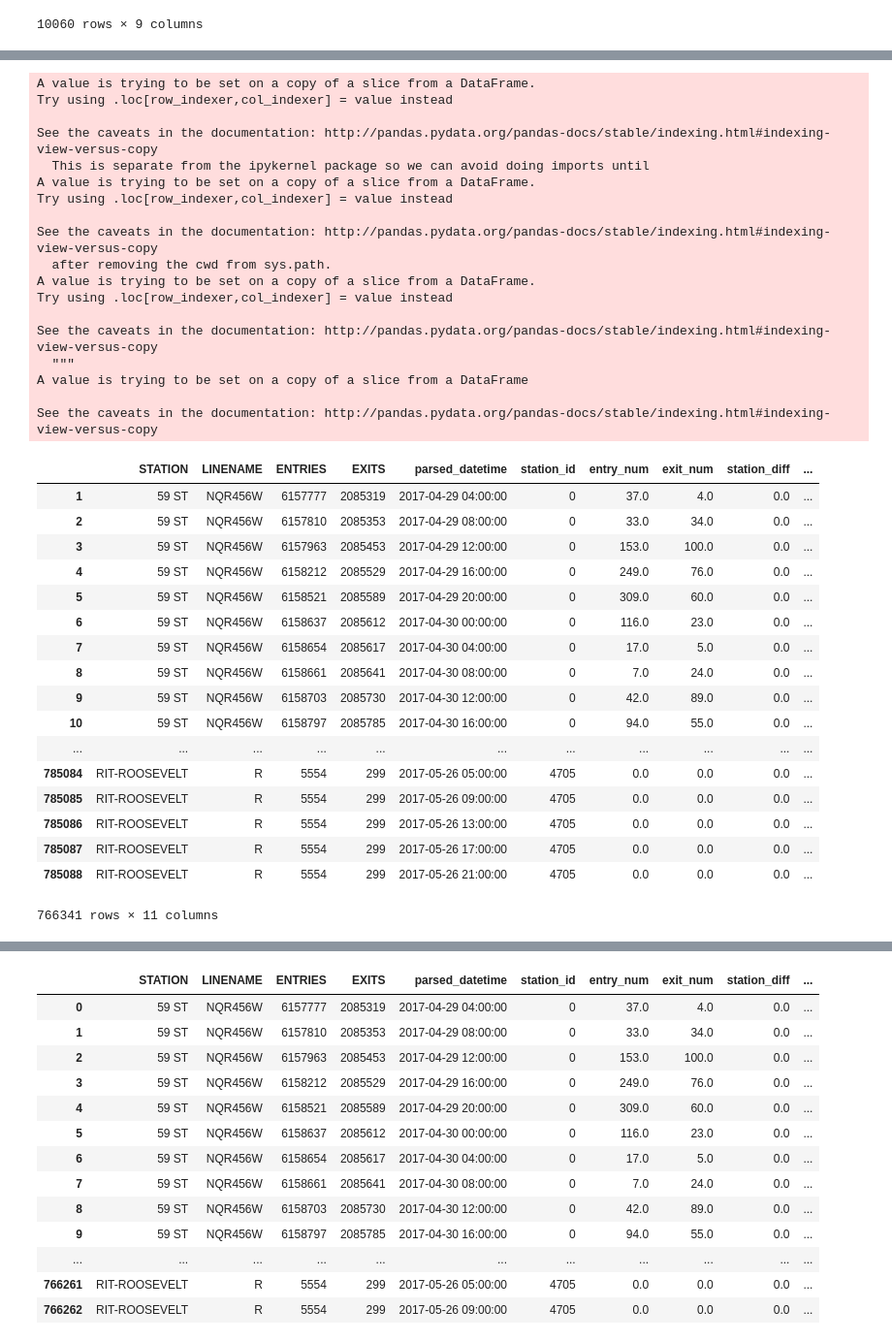
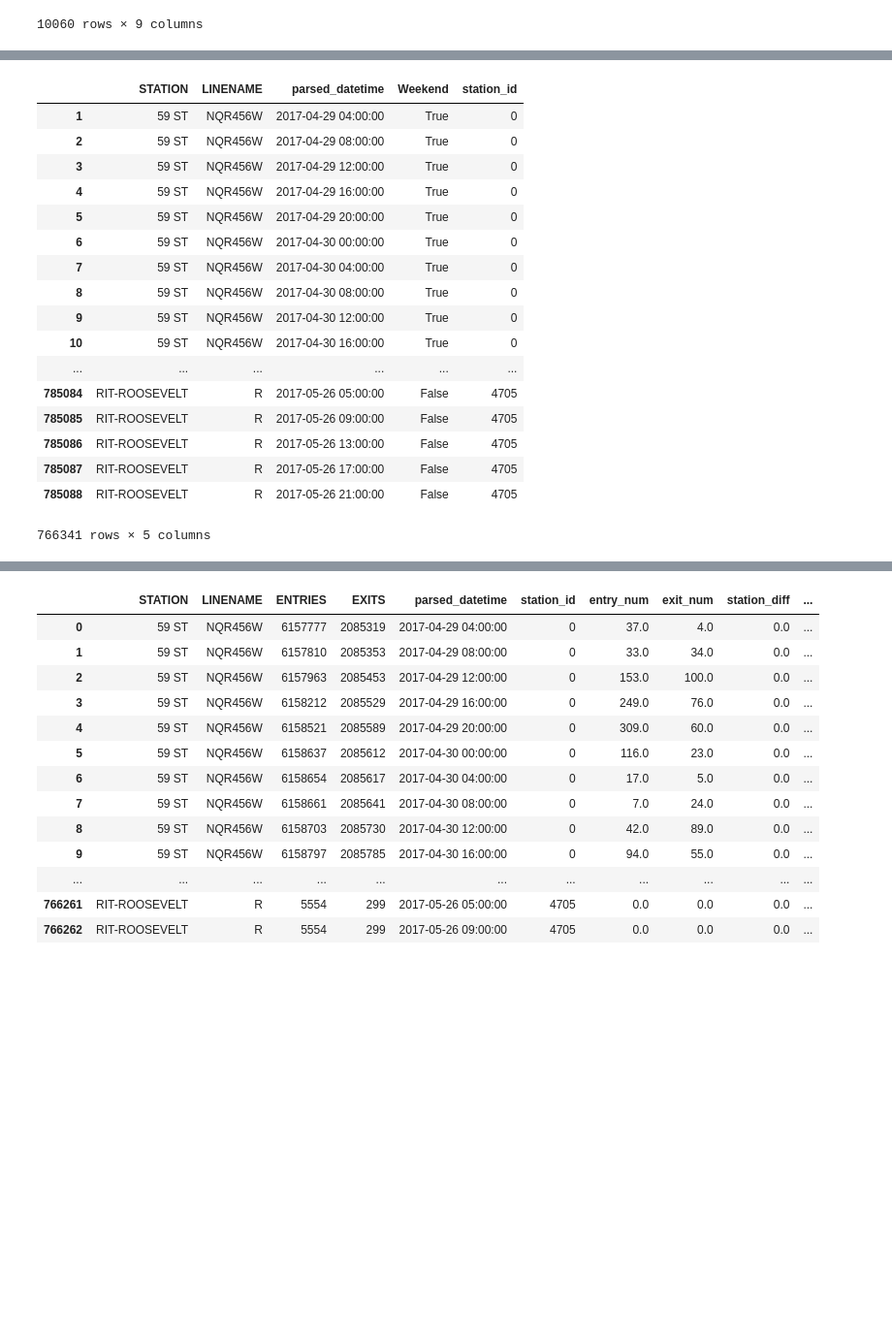
Before and after one commit to adam-ariel/Metis-Project-1----MTA, a Jupyter notebook: project1_wkbk.ipynb, the cells around one changed output, grey strips where cells are left out. Shown at 97% size. Cells and saved outputs as stored; diff of their text form; code cells hidden in the pictures; blank space fills up the shorter version.

```diff
--- a/project1_wkbk.ipynb
+++ b/project1_wkbk.ipynb
@@ -182,49 +102,30 @@ See the caveats in the documentation: http://pandas.pydata.org/pandas-docs/stabl
 # %%
 # Creating boolean for weekdays and weekends
 
 df['Weekday'] = df['parsed_datetime'].dt.weekday
 df['Weekend'] = 0
 df['Weekend'] = df['Weekday'] >= 5
 df.drop('Weekday', axis=1, inplace = True)
 df[['STATION', 'LINENAME', 'parsed_datetime', 'Weekend', 'station_id']]
-df
 # %% [output]
+|  | STATION | LINENAME | parsed_datetime | Weekend | station_id |
+| 1 | 59 ST | NQR456W | 2017-04-29 04:00:00 | True | 0 |
+| 2 | 59 ST | NQR456W | 2017-04-29 08:00:00 | True | 0 |
+| 3 | 59 ST | NQR456W | 2017-04-29 12:00:00 | True | 0 |
+| 4 | 59 ST | NQR456W | 2017-04-29 16:00:00 | True | 0 |
+| 5 | 59 ST | NQR456W | 2017-04-29 20:00:00 | True | 0 |
+| 6 | 59 ST | NQR456W | 2017-04-30 00:00:00 | True | 0 |
+| 7 | 59 ST | NQR456W | 2017-04-30 04:00:00 | True | 0 |
+| 8 | 59 ST | NQR456W | 2017-04-30 08:00:00 | True | 0 |
+| 9 | 59 ST | NQR456W | 2017-04-30 12:00:00 | True | 0 |
+| 10 | 59 ST | NQR456W | 2017-04-30 16:00:00 | True | 0 |
+| ... | ... | ... | ... | ... | ... |
+| 785084 | RIT-ROOSEVELT | R | 2017-05-26 05:00:00 | False | 4705 |
+| 785085 | RIT-ROOSEVELT | R | 2017-05-26 09:00:00 | False | 4705 |
+| 785086 | RIT-ROOSEVELT | R | 2017-05-26 13:00:00 | False | 4705 |
+| 785087 | RIT-ROOSEVELT | R | 2017-05-26 17:00:00 | False | 4705 |
+| 785088 | RIT-ROOSEVELT | R | 2017-05-26 21:00:00 | False | 4705 |
-A value is trying to be set on a copy of a slice from a DataFrame.
-Try using .loc[row_indexer,col_indexer] = value instead
-
-See the caveats in the documentation: http://pandas.pydata.org/pandas-docs/stable/indexing.html#indexing-view-versus-copy
-  This is separate from the ipykernel package so we can avoid doing imports until
-A value is trying to be set on a copy of a slice from a DataFrame.
-Try using .loc[row_indexer,col_indexer] = value instead
-
-See the caveats in the documentation: http://pandas.pydata.org/pandas-docs/stable/indexing.html#indexing-view-versus-copy
-  after removing the cwd from sys.path.
-A value is trying to be set on a copy of a slice from a DataFrame.
-Try using .loc[row_indexer,col_indexer] = value instead
-
-See the caveats in the documentation: http://pandas.pydata.org/pandas-docs/stable/indexing.html#indexing-view-versus-copy
-  """
-A value is trying to be set on a copy of a slice from a DataFrame
-
-See the caveats in the documentation: http://pandas.pydata.org/pandas-docs/stable/indexing.html#indexing-view-versus-copy
+766341 rows × 5 columns
-|  | STATION | LINENAME | ENTRIES | EXITS | parsed_datetime | station_id | entry_num | exit_num | station_diff | ... |
-| 1 | 59 ST | NQR456W | 6157777 | 2085319 | 2017-04-29 04:00:00 | 0 | 37.0 | 4.0 | 0.0 | ... |
-| 2 | 59 ST | NQR456W | 6157810 | 2085353 | 2017-04-29 08:00:00 | 0 | 33.0 | 34.0 | 0.0 | ... |
-| 3 | 59 ST | NQR456W | 6157963 | 2085453 | 2017-04-29 12:00:00 | 0 | 153.0 | 100.0 | 0.0 | ... |
-| 4 | 59 ST | NQR456W | 6158212 | 2085529 | 2017-04-29 16:00:00 | 0 | 249.0 | 76.0 | 0.0 | ... |
-| 5 | 59 ST | NQR456W | 6158521 | 2085589 | 2017-04-29 20:00:00 | 0 | 309.0 | 60.0 | 0.0 | ... |
-| 6 | 59 ST | NQR456W | 6158637 | 2085612 | 2017-04-30 00:00:00 | 0 | 116.0 | 23.0 | 0.0 | ... |
-| 7 | 59 ST | NQR456W | 6158654 | 2085617 | 2017-04-30 04:00:00 | 0 | 17.0 | 5.0 | 0.0 | ... |
-| 8 | 59 ST | NQR456W | 6158661 | 2085641 | 2017-04-30 08:00:00 | 0 | 7.0 | 24.0 | 0.0 | ... |
-| 9 | 59 ST | NQR456W | 6158703 | 2085730 | 2017-04-30 12:00:00 | 0 | 42.0 | 89.0 | 0.0 | ... |
-| 10 | 59 ST | NQR456W | 6158797 | 2085785 | 2017-04-30 16:00:00 | 0 | 94.0 | 55.0 | 0.0 | ... |
-| ... | ... | ... | ... | ... | ... | ... | ... | ... | ... | ... |
-| 785084 | RIT-ROOSEVELT | R | 5554 | 299 | 2017-05-26 05:00:00 | 4705 | 0.0 | 0.0 | 0.0 | ... |
-| 785085 | RIT-ROOSEVELT | R | 5554 | 299 | 2017-05-26 09:00:00 | 4705 | 0.0 | 0.0 | 0.0 | ... |
-| 785086 | RIT-ROOSEVELT | R | 5554 | 299 | 2017-05-26 13:00:00 | 4705 | 0.0 | 0.0 | 0.0 | ... |
-| 785087 | RIT-ROOSEVELT | R | 5554 | 299 | 2017-05-26 17:00:00 | 4705 | 0.0 | 0.0 | 0.0 | ... |
-| 785088 | RIT-ROOSEVELT | R | 5554 | 299 | 2017-05-26 21:00:00 | 4705 | 0.0 | 0.0 | 0.0 | ... |
-766341 rows × 11 columns
 # %%
 # Sorting linenames alphabetically in new column so that we don't have any repeat linenames that are treated differently
 # I.e. ACE456 vs 456ACE
```
Also changed, not shown: parts of 22 cells of this notebook.
